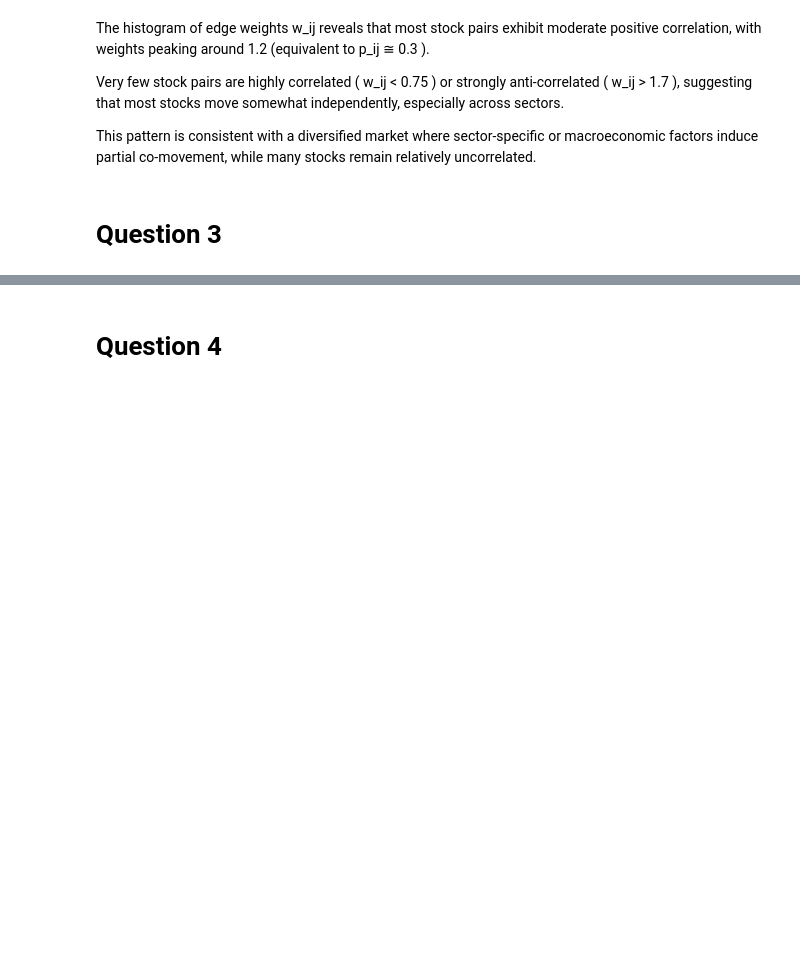
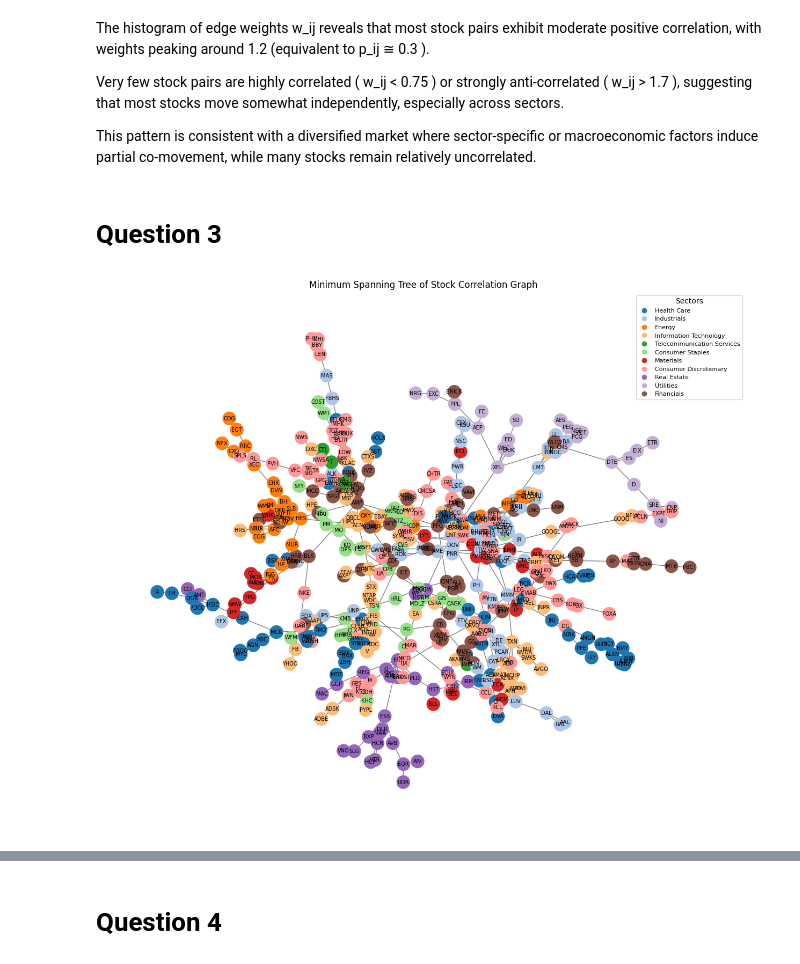
Before and after one commit to kbaseba/232E, a Jupyter notebook: Project_4/ECE232E_Project4_606539982_106405230_106303745.ipynb, the cells around one changed output, grey strips where cells are left out. Drawn from its saved outputs; the diff is of its cells as text; code cells hidden in the pictures; blank space fills up the shorter version.

```diff
--- a/Project_4/ECE232E_Project4_606539982_106405230_106303745.ipynb
+++ b/Project_4/ECE232E_Project4_606539982_106405230_106303745.ipynb
@@ -85,0 +93,48 @@ This pattern is consistent with a diversified market where sector-specific or ma
+# %%
+import networkx as nx
+
+# Create undirected graph with edge weights
+G = nx.Graph()
+
+# Add nodes with sector as attribute
+for stock in stock_names:
+    sector = sector_map.get(stock, "Unknown")
+    G.add_node(stock, sector=sector)
+
+# Add edges with computed weights
+for i in range(len(stock_names)):
+    for j in range(i + 1, len(stock_names)):
+        G.add_edge(stock_names[i], stock_names[j], weight=weight_matrix[i, j])
+
+# Extract the Minimum Spanning Tree (MST)
+mst = nx.minimum_spanning_tree(G, weight='weight')
+# %%
+import matplotlib.pyplot as plt
+
+# Assign unique color per sector
+sectors = list(set(nx.get_node_attributes(mst, 'sector').values()))
+sector_colors = {sector: plt.cm.tab20(i % 20) for i, sector in enumerate(sectors)}
+
+# Node colors based on sector
+node_colors = [sector_colors[mst.nodes[n]['sector']] for n in mst.nodes()]
+
+# Layout for tree (can also try spring_layout or kamada_kawai_layout)
+pos = nx.spring_layout(mst, seed=42)
+
+plt.figure(figsize=(12, 10))
+nx.draw(mst, pos,
+        with_labels=True,
+        node_color=node_colors,
+        node_size=300,
+        edge_color='gray',
+        font_size=7)
+
+# Legend
+for sec in sector_colors:
+    plt.plot([], [], color=sector_colors[sec], marker='o', linestyle='', label=sec)
+plt.legend(loc='best', fontsize=8, title="Sectors")
+plt.title("Minimum Spanning Tree of Stock Correlation Graph")
+plt.axis('off')
+plt.show()
+# %% [output]
+[figure, added]
```
Also changed, not shown: parts of 6 cells of this notebook.
